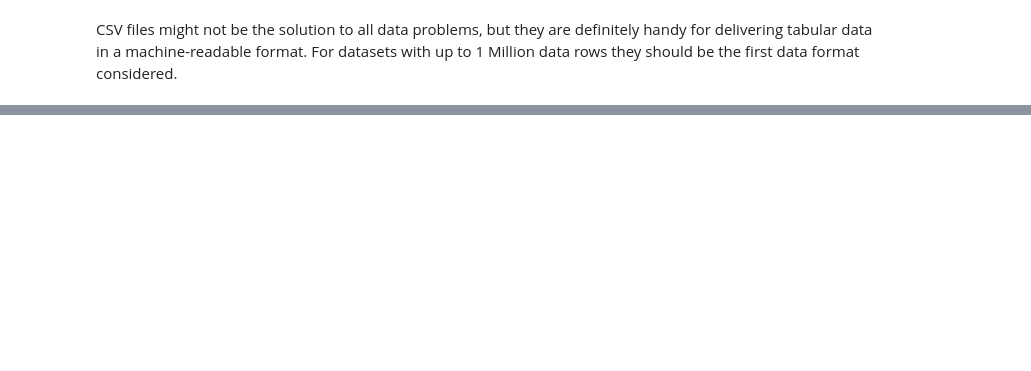
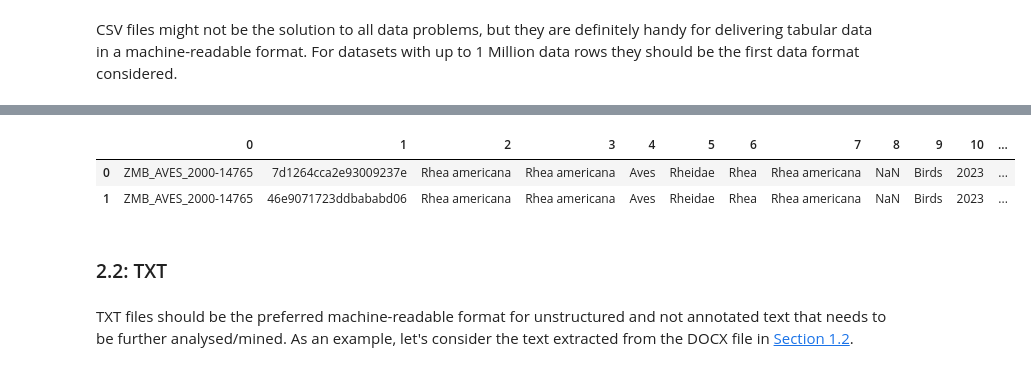
Before and after one commit to Giuditta-Parolini/machine-readable-data, a Jupyter notebook: data.ipynb, the cells around one changed output, grey strips where cells are left out. Saved outputs shown, nothing was run; the diff lists cells and outputs as text; code cells hidden in the pictures; blank space fills up the shorter version.

```diff
--- a/data.ipynb
+++ b/data.ipynb
@@ -259,0 +289,16 @@ df_csv_semicolon_sep
+# %%
+# A CSV file is valid even when it does not have column headers.
+# When the headers are missing, however, the user need to check that the data analysis software is correctly
+# interpreting the first row as a data row and not as table headings.
+df_csv_no_heading = pd.read_csv("dataset_no_heading.csv", header=None) # header=None added to avoid the first
+                                                                        # row being considered the table header
+df_csv_no_heading.head(2)
+# When the headers are missing, Python Pandas just identifies the data columns with an integer number.
+# %% [output]
+|  | 0 | 1 | 2 | 3 | 4 | 5 | 6 | 7 | 8 | 9 | 10 | ... |
+| 0 | ZMB_AVES_2000-14765 | 7d1264cca2e93009237e | Rhea americana | Rhea americana | Aves | Rheidae | Rhea | Rhea americana | NaN | Birds | 2023 | ... |
+| 1 | ZMB_AVES_2000-14765 | 46e9071723ddbababd06 | Rhea americana | Rhea americana | Aves | Rheidae | Rhea | Rhea americana | NaN | Birds | 2023 | ... |
+# %% [markdown]
+### 2.2: TXT <a class="anchor" id="txt"></a>
+# %% [markdown]
+TXT files should be the preferred machine-readable format for unstructured and not annotated text that needs to be further analysed/mined. As an example, let's consider the text extracted from the DOCX file in [Section 1.2](#docx).
```
Also changed, not shown: parts of 45 cells of this notebook, 2 other files.
